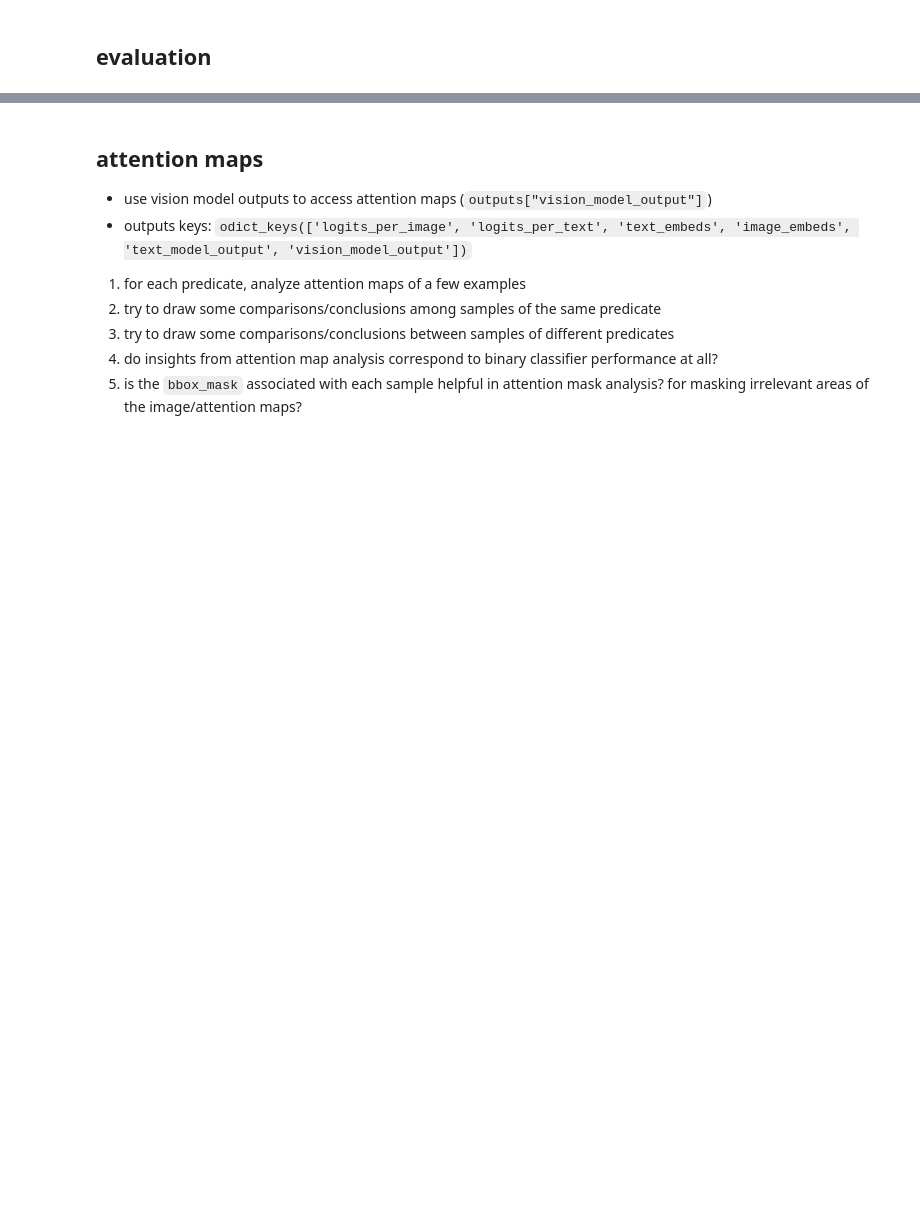
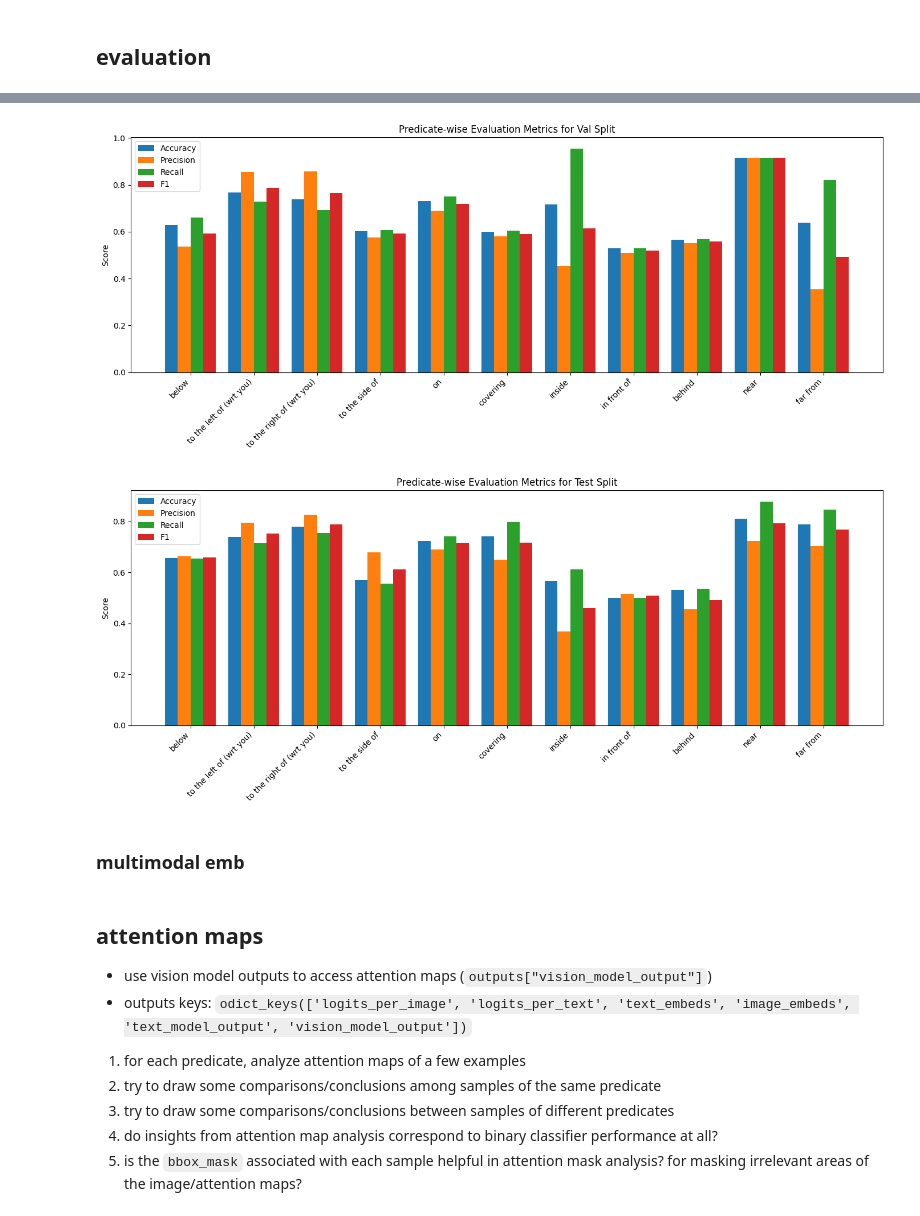
Before and after one commit to linv24/6.8300, a Jupyter notebook: project/dev.ipynb, the cells around one changed output, grey strips where cells are left out. Cells and saved outputs as stored; diff of their text form; code cells hidden in the pictures; blank space fills up the shorter version.

```diff
--- a/project/dev.ipynb
+++ b/project/dev.ipynb
@@ -555,6 +479,12 @@ plot_normalized_curves({
 # %%
 # bar plots for final (or best?) accuracy for each predicate
-# maybe 2x2 for accuracy, f1, precision, and recall, if it's valuable
+plot_bar_clf_metrics(allowed_predicates, "val")
+plot_bar_clf_metrics(allowed_predicates, "test")
+# %% [output]
+[figure, added]
+[figure, added]
+# %% [markdown]
+### multimodal emb
 # %% [markdown]
 ## attention maps
 
```
Also changed, not shown: parts of 7 cells of this notebook, 3 other files.
